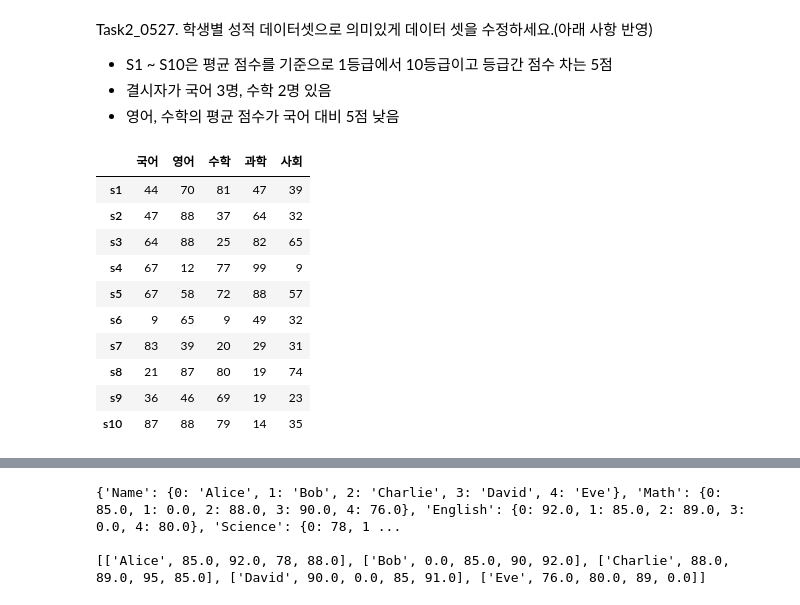
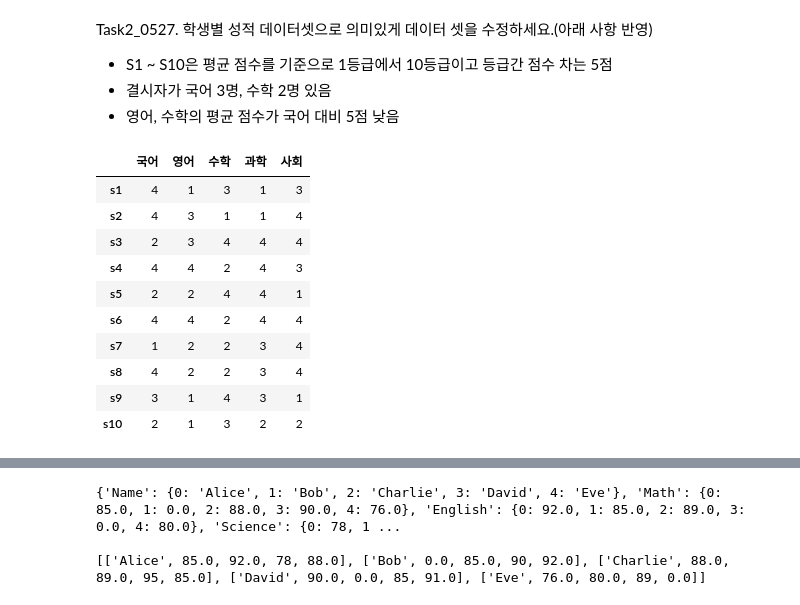
Before and after one commit to yk91412/kita_2404, a Jupyter notebook: m3_분석라이브러리/pandas_1_데이터구조.ipynb, the cells around one changed output, grey strips where cells are left out. Drawn from its saved outputs; the diff is of its cells as text; code cells hidden in the pictures.

```diff
--- a/m3_분석라이브러리/pandas_1_데이터구조.ipynb
+++ b/m3_분석라이브러리/pandas_1_데이터구조.ipynb
@@ -904,32 +1004,31 @@ Task2_0527. 학생별 성적 데이터셋으로 의미있게 데이터 셋을
 # %%
 # Task2_0527. 학생별 성적 데이터셋으로 의미있게 데이터 셋을 수정하세요.(아래 사항 반영)
 import pandas as pd
 import numpy as np
 df = np.random.randint(1,5,size=(10,5))
 df=pd.DataFrame(df,index=['s1','s2','s3','s4','s5','s6','s7','s8','s9','s10'],
                columns=['국어','영어','수학','과학','사회'])
 df
 
 # 국어 3명 수학 2명은 결측치라 생각하고 0으로
 # 점수를 랜덤으로 할 경우 -> 등급을 5점차로 맞추기 어려움..;;
 # 영어, 수학 평균이 국어 보다 5점이 낮다
-np.random.seed(0)
-df.loc[:,'국어'] = np.random.randint
-df.loc[:,'국어'] = np.arrange(100,55,5)
-df.loc[:,'영어'] = np.random.randint(0,100,size=10)
-df.loc[:,'수학'] = np.random.randint(0,100,size=10)
-df.loc[:,'과학'] = np.random.randint(0,100,size=10)
-df.loc[:,'사회'] = np.random.randint(0,100,size=10)
-df
+# np.random.seed(0)
+# df.loc[:,'국어'] = np.random.randint
+# df.loc[:,'국어'] = np.arrange(100,55,5)
+# df.loc[:,'영어'] = np.random.randint(0,100,size=10)
+# df.loc[:,'수학'] = np.random.randint(0,100,size=10)
+# df.loc[:,'과학'] = np.random.randint(0,100,size=10)
+# df.loc[:,'사회'] = np.random.randint(0,100,size=10)
 # %% [output]
 |  | 국어 | 영어 | 수학 | 과학 | 사회 |
-| s1 | 44 | 70 | 81 | 47 | 39 |
-| s2 | 47 | 88 | 37 | 64 | 32 |
-| s3 | 64 | 88 | 25 | 82 | 65 |
-| s4 | 67 | 12 | 77 | 99 | 9 |
-| s5 | 67 | 58 | 72 | 88 | 57 |
-| s6 | 9 | 65 | 9 | 49 | 32 |
-| s7 | 83 | 39 | 20 | 29 | 31 |
-| s8 | 21 | 87 | 80 | 19 | 74 |
-| s9 | 36 | 46 | 69 | 19 | 23 |
-| s10 | 87 | 88 | 79 | 14 | 35 |
+| s1 | 4 | 1 | 3 | 1 | 3 |
+| s2 | 4 | 3 | 1 | 1 | 4 |
+| s3 | 2 | 3 | 4 | 4 | 4 |
+| s4 | 4 | 4 | 2 | 4 | 3 |
+| s5 | 2 | 2 | 4 | 4 | 1 |
+| s6 | 4 | 4 | 2 | 4 | 4 |
+| s7 | 1 | 2 | 2 | 3 | 4 |
+| s8 | 4 | 2 | 2 | 3 | 4 |
+| s9 | 3 | 1 | 4 | 3 | 1 |
+| s10 | 2 | 1 | 3 | 2 | 2 |
```
Also changed, not shown: parts of 25 cells of this notebook, 1 other file.
